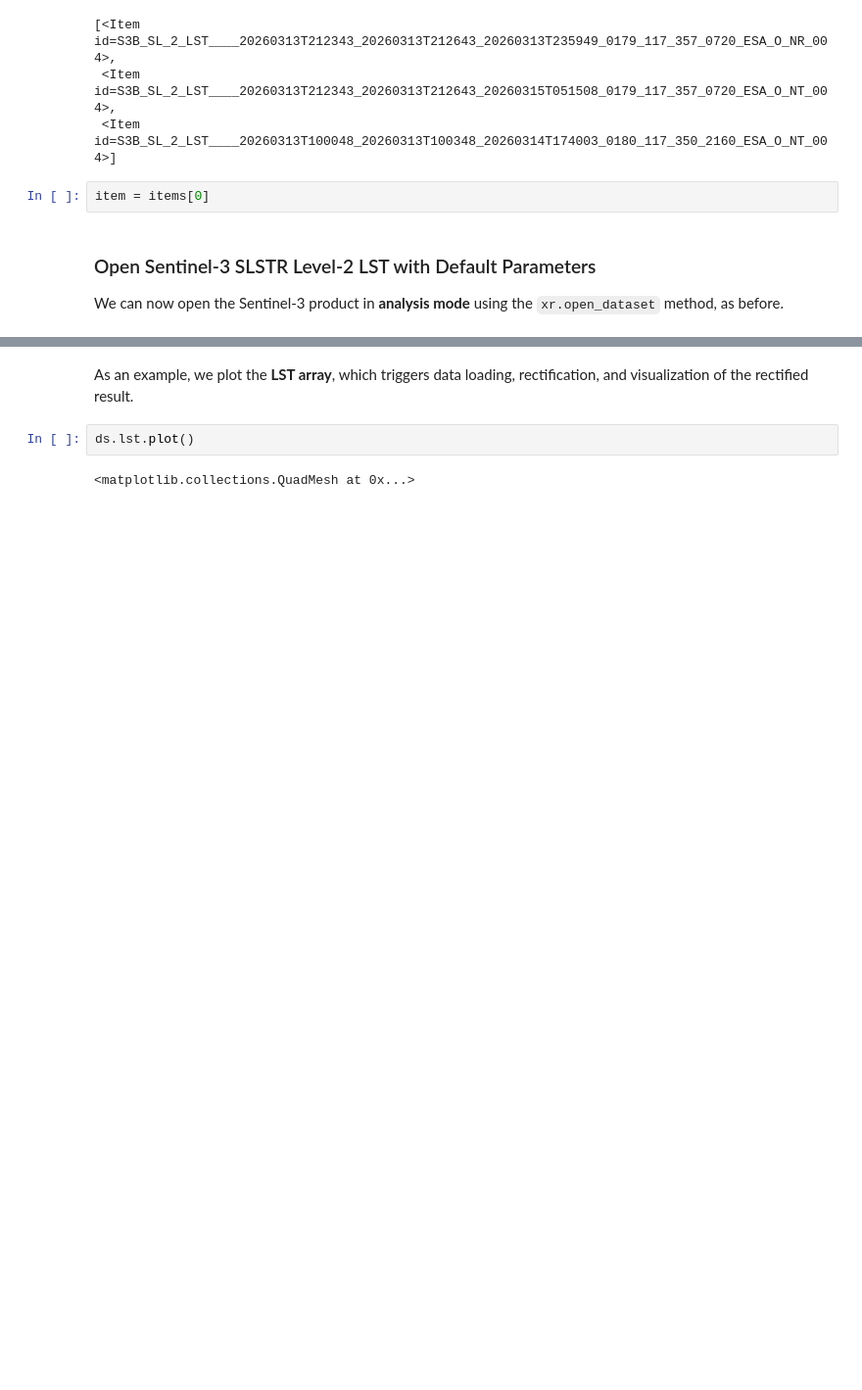
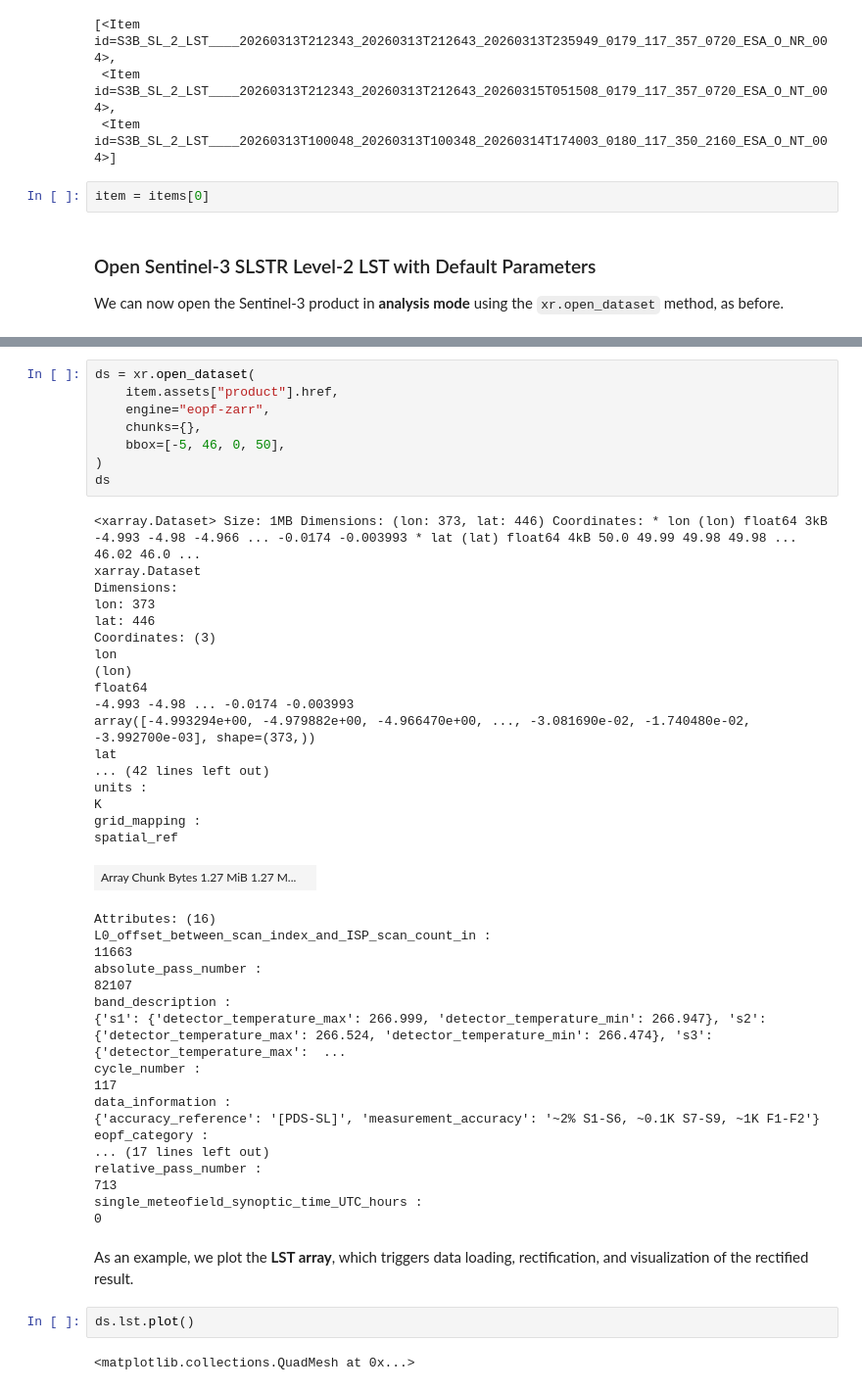
Before and after one commit to EOPF-Sample-Service/xarray-eopf, a Jupyter notebook: examples/sentinel_3_analysis.ipynb, the cells around one changed output, grey strips where cells are left out. Shown at 98% size. Saved outputs shown, nothing was run; the diff lists cells and outputs as text; blank space fills up the shorter version.

```diff
--- a/examples/sentinel_3_analysis.ipynb
+++ b/examples/sentinel_3_analysis.ipynb
@@ -329,3 +286,47 @@ single_meteofield_synoptic_time_UTC_hours :
+# %%
+ds = xr.open_dataset(
+    item.assets["product"].href,
+    engine="eopf-zarr",
+    chunks={},
+    bbox=[-5, 46, 0, 50],
+)
+ds
+# %% [output]
+<xarray.Dataset> Size: 1MB Dimensions: (lon: 373, lat: 446) Coordinates: * lon (lon) float64 3kB -4.993 -4.98 -4.966 ... -0.0174 -0.003993 * lat (lat) float64 4kB 50.0 49.99 49.98 49.98 ... 46.02 46.0 ...
+xarray.Dataset
+Dimensions:
+lon: 373
+lat: 446
+Coordinates: (3)
+lon
+(lon)
+float64
+-4.993 -4.98 ... -0.0174 -0.003993
+array([-4.993294e+00, -4.979882e+00, -4.966470e+00, ..., -3.081690e-02, -1.740480e-02, -3.992700e-03], shape=(373,))
+lat
+... (42 lines left out)
+units :
+K
+grid_mapping :
+spatial_ref
+| Array Chunk Bytes 1.27 MiB 1.27 M... |  |
+Attributes: (16)
+L0_offset_between_scan_index_and_ISP_scan_count_in :
+11663
+absolute_pass_number :
+82107
+band_description :
+{'s1': {'detector_temperature_max': 266.999, 'detector_temperature_min': 266.947}, 's2': {'detector_temperature_max': 266.524, 'detector_temperature_min': 266.474}, 's3': {'detector_temperature_max':  ...
+cycle_number :
+117
+data_information :
+{'accuracy_reference': '[PDS-SL]', 'measurement_accuracy': '~2% S1-S6, ~0.1K S7-S9, ~1K F1-F2'}
+eopf_category :
+... (17 lines left out)
+relative_pass_number :
+713
+single_meteofield_synoptic_time_UTC_hours :
+0
 # %% [markdown]
 As an example, we plot the **LST array**, which triggers data loading, rectification, and visualization of the rectified result.
 # %%
```
Also changed, not shown: parts of 3 cells of this notebook, 7 other files.
